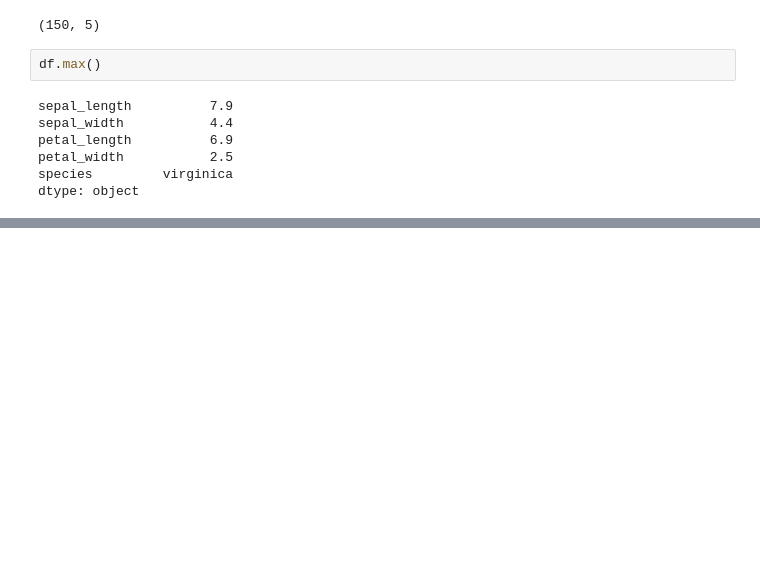
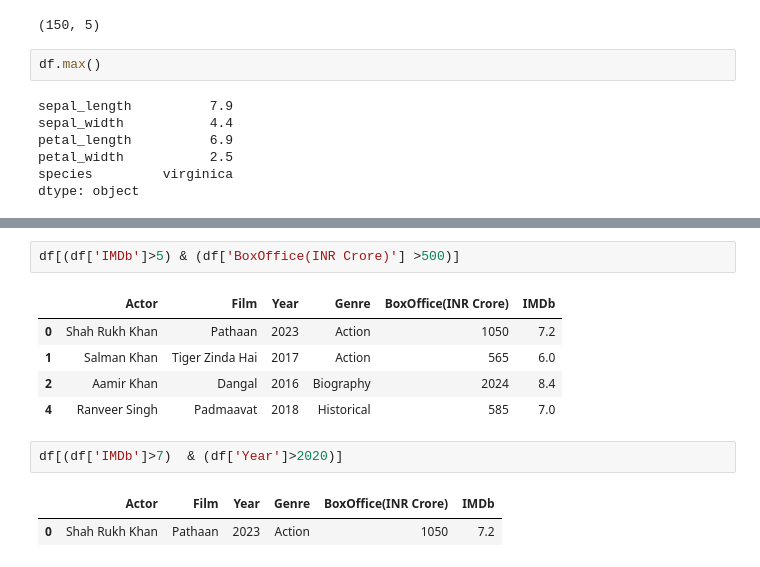
Before and after one commit to pankajvshnv/Data-Science, a Jupyter notebook: numpy.ipynb, the cells around one changed output, grey strips where cells are left out. Drawn from its saved outputs; the diff is of its cells as text; blank space fills up the shorter version.

```diff
--- a/numpy.ipynb
+++ b/numpy.ipynb
@@ -1353,0 +1483,13 @@ fatal: unable to access 'https://https://github.com/pankajvshnv/Data-Science/':
+# %%
+df[(df['IMDb']>5) & (df['BoxOffice(INR Crore)'] >500)]
+# %% [output]
+|  | Actor | Film | Year | Genre | BoxOffice(INR Crore) | IMDb |
+| 0 | Shah Rukh Khan | Pathaan | 2023 | Action | 1050 | 7.2 |
+| 1 | Salman Khan | Tiger Zinda Hai | 2017 | Action | 565 | 6.0 |
+| 2 | Aamir Khan | Dangal | 2016 | Biography | 2024 | 8.4 |
+| 4 | Ranveer Singh | Padmaavat | 2018 | Historical | 585 | 7.0 |
+# %%
+df[(df['IMDb']>7)  & (df['Year']>2020)]
+# %% [output]
+|  | Actor | Film | Year | Genre | BoxOffice(INR Crore) | IMDb |
+| 0 | Shah Rukh Khan | Pathaan | 2023 | Action | 1050 | 7.2 |
```
Also changed, not shown: parts of 23 cells of this notebook, 1 other file.
